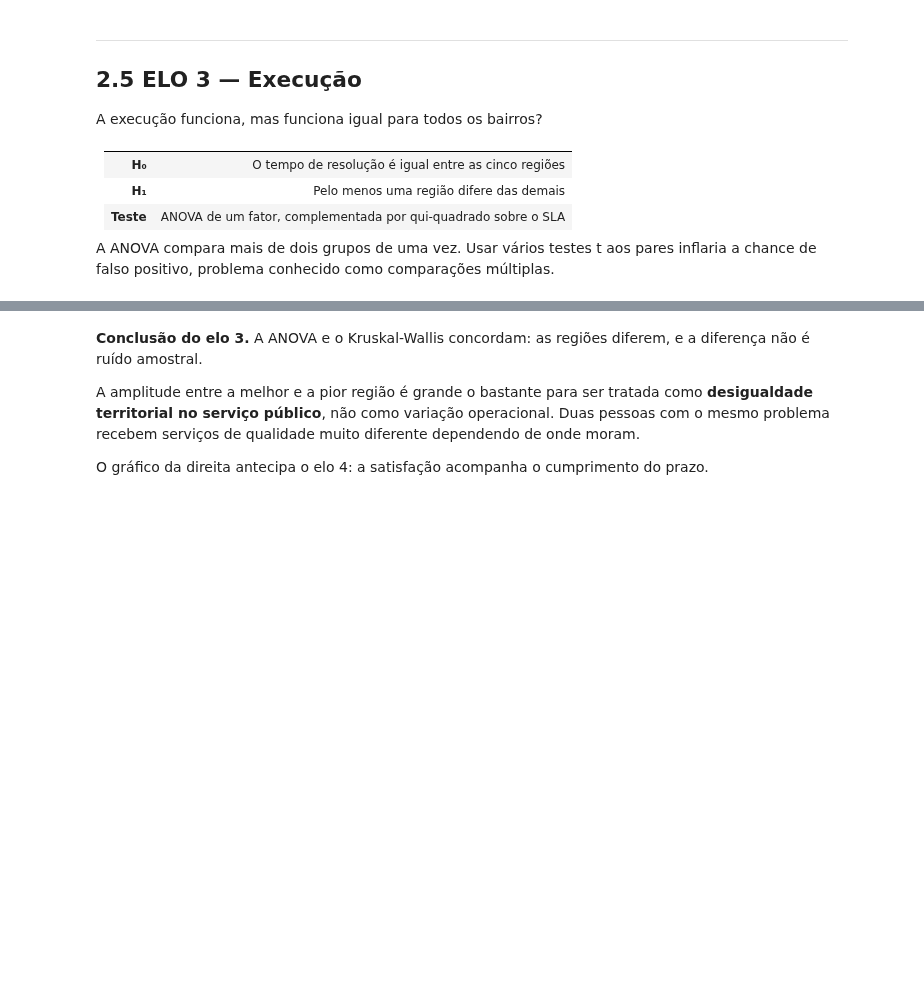
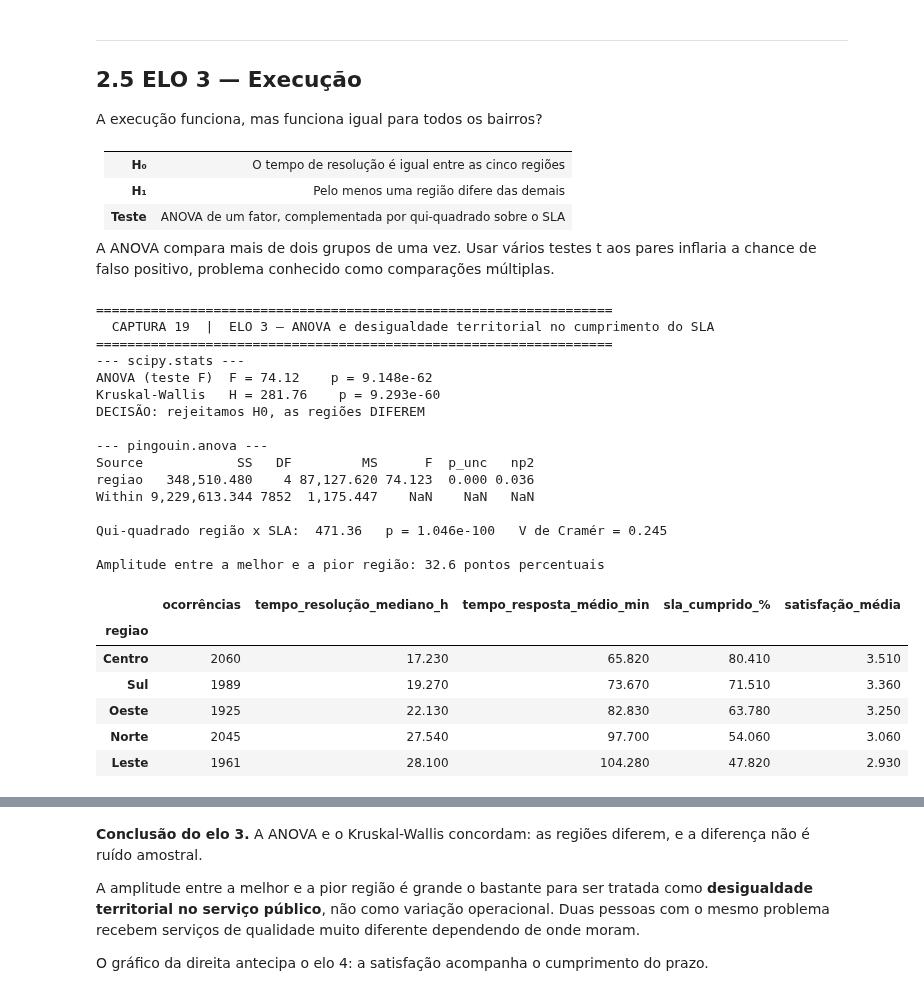
Before and after one commit to Ant4rez/UrbanIq, a Jupyter notebook: fase5-analitica/notebook/DataGuy_PBL_Fase_5.ipynb, the cells around one changed output, grey strips where cells are left out. Saved outputs shown, nothing was run; the diff lists cells and outputs as text; code cells hidden in the pictures; blank space fills up the shorter version.

```diff
--- a/fase5-analitica/notebook/DataGuy_PBL_Fase_5.ipynb
+++ b/fase5-analitica/notebook/DataGuy_PBL_Fase_5.ipynb
@@ -678,7 +1540,18 @@ import scipy
 import sklearn
 from scipy import stats as st
 from sklearn.model_selection import train_test_split
-import pingouin as pg
+
+# O pingouin é a biblioteca que o material da disciplina adota (Caps 9, 10, 13 e 14).
+# Ele entra como segunda opinião: todo resultado que produz também é calculado com o
+# scipy. Por isso a importação é tolerante — se faltar em alguma máquina, o notebook
+# continua rodando e nenhuma conclusão se perde.
+try:
+    import pingouin as pg
+    PINGOUIN_OK = True
+except Exception as erro:
+    PINGOUIN_OK = False
+    print(f"aviso: pingouin indisponível ({erro.__class__.__name__}). "
+          "As leituras equivalentes do scipy seguem válidas.\n")
 
 # ---------------------------------------------------------------------------
 # Identidade visual UrbanIQ (paleta validada para daltonismo e contraste)
@@ -722,6 +1595,7 @@ def col_pg(tabela, *nomes):
 
 print("Ferramentas da Parte 2 carregadas. Versões em uso:")
 print(f"  pandas {pd.__version__} | numpy {np.__version__} | scipy {scipy.__version__}")
-print(f"  pingouin {pg.__version__} | sympy {smp.__version__} | scikit-learn {sklearn.__version__}")
+versao_pg = pg.__version__ if PINGOUIN_OK else "indisponível"
+print(f"  pingouin {versao_pg} | sympy {smp.__version__} | scikit-learn {sklearn.__version__}")
 print()
 print(f"DataFrame herdado da Parte 1: {dfc.shape[0]:,} linhas x {dfc.shape[1]} colunas")
@@ -1173,38 +2180,63 @@ f_stat, p_anova = st.f_oneway(*grupos_regiao)
 
 # Kruskal-Wallis: versão não paramétrica, robusta à assimetria observada em 2.1
 h_stat, p_kruskal = st.kruskal(*grupos_regiao)
 
 print("--- scipy.stats ---")
 print(f"ANOVA (teste F)  F = {f_stat:.2f}    p = {p_anova:.3e}")
 print(f"Kruskal-Wallis   H = {h_stat:.2f}    p = {p_kruskal:.3e}")
 print(f"DECISÃO: {'rejeitamos H0, as regiões DIFEREM' if p_anova < 0.05 else 'não rejeitamos H0'}")
 print()
 
 # Mesma ANOVA pelo pingouin, que traz o tamanho de efeito (np2)
-anova_pg = pg.anova(dv="tempo_resolucao_horas", between="regiao",
-                    data=dfc.dropna(subset=["tempo_resolucao_horas"]), detailed=True)
-print("--- pingouin.anova ---")
-print(anova_pg.round(4).to_string(index=False))
-print()
+if PINGOUIN_OK:
+    anova_pg = pg.anova(dv="tempo_resolucao_horas", between="regiao",
+                        data=dfc.dropna(subset=["tempo_resolucao_horas"]), detailed=True)
+    print("--- pingouin.anova ---")
+    print(anova_pg.round(4).to_string(index=False))
+    print()
 
 finalizadas_regiao = dfc[dfc["sla_cumprido"].isin(["SIM", "NAO"])]
 tabela_regiao = pd.crosstab(finalizadas_regiao["regiao"], finalizadas_regiao["sla_cumprido"])
 qui2_r, p_r, gl_r, _ = st.chi2_contingency(tabela_regiao)
 v_cramer_r = st.contingency.association(tabela_regiao, method="cramer")
 
 painel_regiao = pd.DataFrame({
     "ocorrências": dfc.groupby("regiao").size(),
     "tempo_resolução_mediano_h": dfc.groupby("regiao")["tempo_resolucao_horas"].median(),
     "tempo_resposta_médio_min": dfc.groupby("regiao")["tempo_resposta_min"].mean(),
     "sla_cumprido_%": (tabela_regiao["SIM"] / tabela_regiao.sum(axis=1) * 100),
     "satisfação_média": dfc.groupby("regiao")["satisfacao_cidadao"].mean(),
 }).sort_values("sla_cumprido_%", ascending=False)
 
 print(f"Qui-quadrado região x SLA:  {qui2_r:.2f}   p = {p_r:.3e}   V de Cramér = {v_cramer_r:.3f}")
 print()
 amplitude = painel_regiao["sla_cumprido_%"].max() - painel_regiao["sla_cumprido_%"].min()
 print(f"Amplitude entre a melhor e a pior região: {amplitude:.1f} pontos percentuais")
 painel_regiao.round(2)
+# %% [output]
+==================================================================
+  CAPTURA 19  |  ELO 3 — ANOVA e desigualdade territorial no cumprimento do SLA
+==================================================================
+--- scipy.stats ---
+ANOVA (teste F)  F = 74.12    p = 9.148e-62
+Kruskal-Wallis   H = 281.76    p = 9.293e-60
+DECISÃO: rejeitamos H0, as regiões DIFEREM
+
+--- pingouin.anova ---
+Source            SS   DF         MS      F  p_unc   np2
+regiao   348,510.480    4 87,127.620 74.123  0.000 0.036
+Within 9,229,613.344 7852  1,175.447    NaN    NaN   NaN
+
+Qui-quadrado região x SLA:  471.36   p = 1.046e-100   V de Cramér = 0.245
+
+Amplitude entre a melhor e a pior região: 32.6 pontos percentuais
+|  | ocorrências | tempo_resolução_mediano_h | tempo_resposta_médio_min | sla_cumprido_% | satisfação_média |
+| regiao |  |  |  |  |  |
+| Centro | 2060 | 17.230 | 65.820 | 80.410 | 3.510 |
+| Sul | 1989 | 19.270 | 73.670 | 71.510 | 3.360 |
+| Oeste | 1925 | 22.130 | 82.830 | 63.780 | 3.250 |
+| Norte | 2045 | 27.540 | 97.700 | 54.060 | 3.060 |
+| Leste | 1961 | 28.100 | 104.280 | 47.820 | 2.930 |
 # %%
 marcar(20, "ELO 3 — Desempenho por região")
 
```
Also changed, not shown: parts of 84 cells of this notebook.
